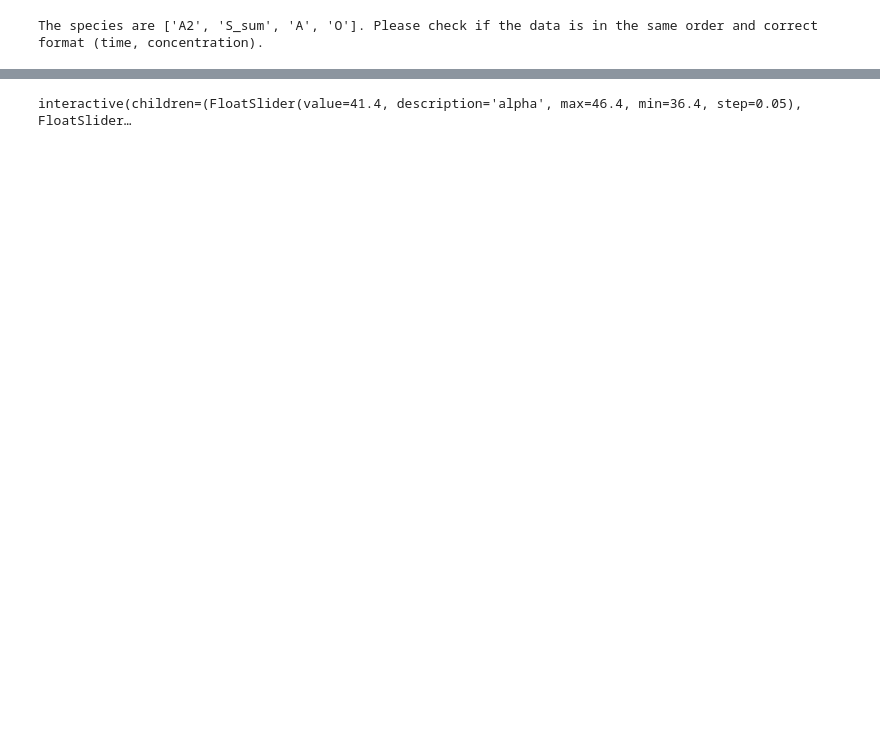
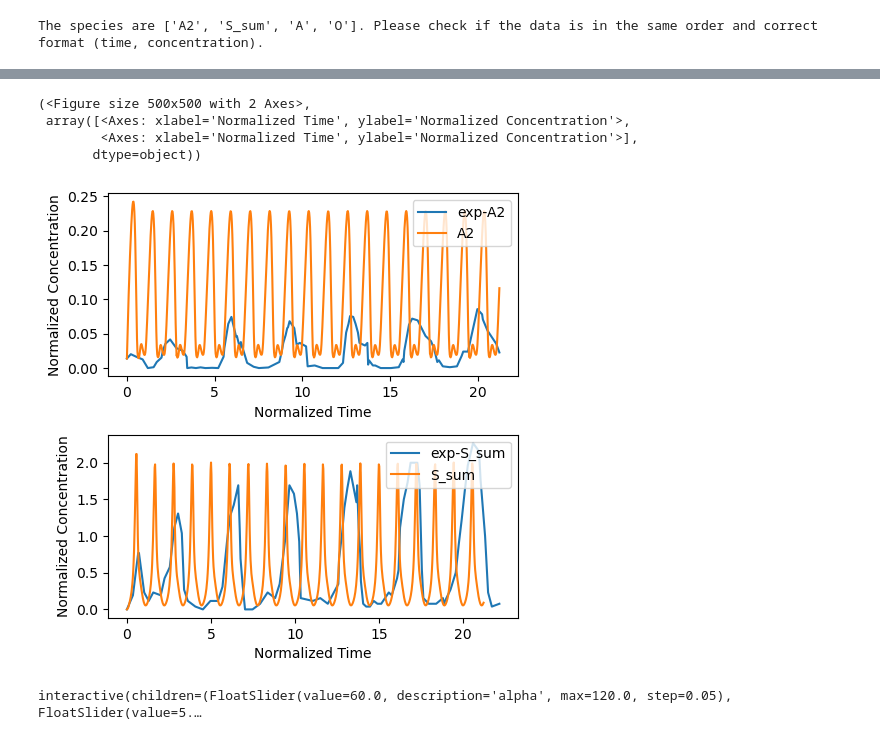
Before and after one commit to Zhiheng419/Chemical_Oscillation_Model, a Jupyter notebook: delayed_model.ipynb, the cells around one changed output, grey strips where cells are left out. Cells and saved outputs as stored; diff of their text form; code cells hidden in the pictures; blank space fills up the shorter version.

```diff
--- a/delayed_model.ipynb
+++ b/delayed_model.ipynb
@@ -145,5 +149,13 @@ delayed_model.plot(t=5)
+# %%
+delayed_model.plot(exp=True)
+# %% [output]
+(<Figure size 500x500 with 2 Axes>,
+ array([<Axes: xlabel='Normalized Time', ylabel='Normalized Concentration'>,
+        <Axes: xlabel='Normalized Time', ylabel='Normalized Concentration'>],
+       dtype=object))
+[figure, added]
 # %%
-delayed_model.interactive_plot(exp=True)
+delayed_model.interactive_plot(exp=True, ran=60)
 # %% [output]
-interactive(children=(FloatSlider(value=41.4, description='alpha', max=46.4, min=36.4, step=0.05), FloatSlider…
+interactive(children=(FloatSlider(value=60.0, description='alpha', max=120.0, step=0.05), FloatSlider(value=5.…
 # %%
```
Also changed, not shown: parts of 10 cells of this notebook, 4 other files.
